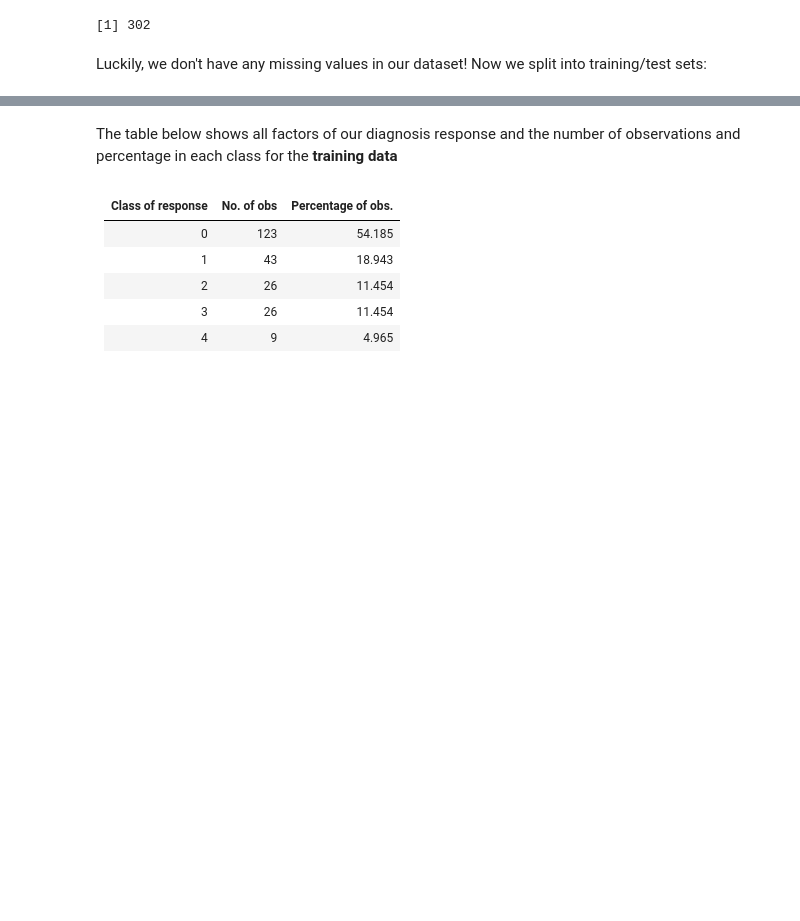
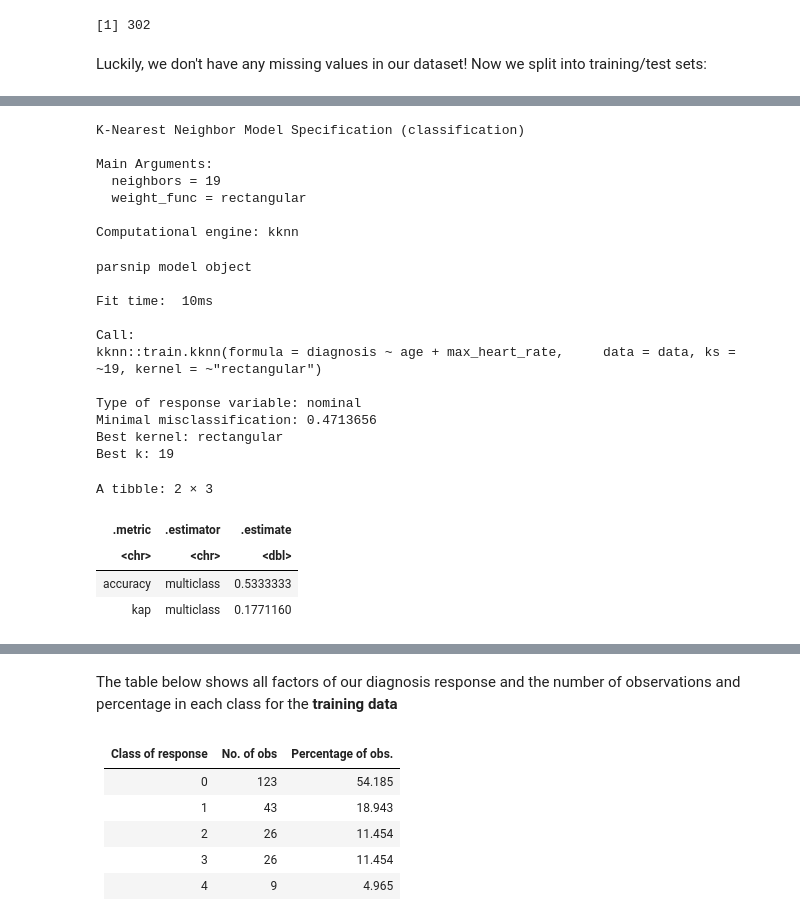
Before and after one commit to Q-Torstensen/heart_group_proposal, a Jupyter notebook: group_project_proposal.ipynb, the cells around one changed output, grey strips where cells are left out. Cells and saved outputs as stored; diff of their text form; code cells hidden in the pictures; blank space fills up the shorter version.

```diff
--- a/group_project_proposal.ipynb
+++ b/group_project_proposal.ipynb
@@ -64,0 +108,40 @@ heart_test <- testing(heart_split)
+# %%
+set.seed(123)
+knn_spec_1_4_best <- nearest_neighbor(weight_func = "rectangular", neighbors = 19) %>%
+set_engine("kknn")%>%
+set_mode("classification")
+knn_spec_1_4_best
+
+
+knn_fit_1_4_best <- knn_spec_1_4_best %>%
+fit(diagnosis ~ age + max_heart_rate, data = heart_train)
+knn_fit_1_4_best
+
+heart_disease_1_4_metrics <- predict(knn_fit_1_4_best, heart_test)%>%
+bind_cols(heart_test)%>%
+metrics(truth = diagnosis, estimate = .pred_class)
+heart_disease_1_4_metrics
+# %% [output]
+K-Nearest Neighbor Model Specification (classification)
+
+Main Arguments:
+  neighbors = 19
+  weight_func = rectangular
+
+Computational engine: kknn
+parsnip model object
+
+Fit time:  10ms
+
+Call:
+kknn::train.kknn(formula = diagnosis ~ age + max_heart_rate,     data = data, ks = ~19, kernel = ~"rectangular")
+
+Type of response variable: nominal
+Minimal misclassification: 0.4713656
+Best kernel: rectangular
+Best k: 19
+A tibble: 2 × 3
+| .metric | .estimator | .estimate |
+| <chr> | <chr> | <dbl> |
+| accuracy | multiclass | 0.5333333 |
+| kap | multiclass | 0.1771160 |
```
Also changed, not shown: parts of 4 cells of this notebook.
